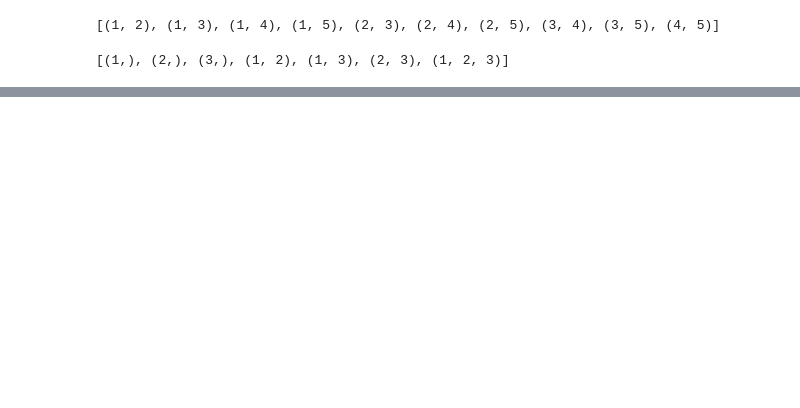
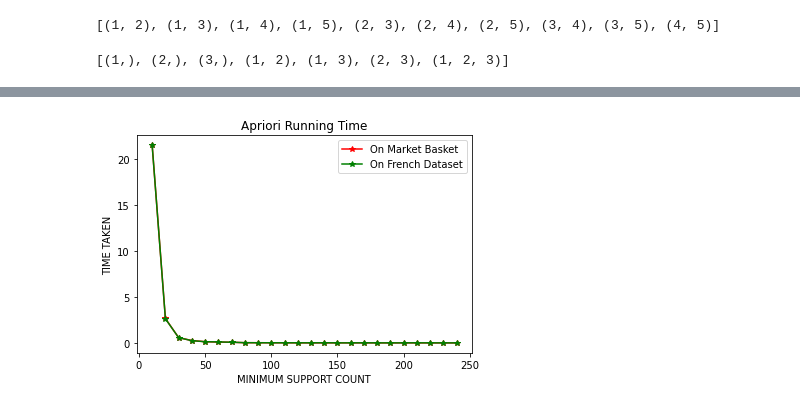
Before and after one commit to Raian-Rahman/Data-Mining-Implementation, a Jupyter notebook: Apriori_implementation.ipynb, the cells around one changed output, grey strips where cells are left out. Saved outputs shown, nothing was run; the diff lists cells and outputs as text; code cells hidden in the pictures; blank space fills up the shorter version.

```diff
--- a/Apriori_implementation.ipynb
+++ b/Apriori_implementation.ipynb
@@ -31,6 +26,6 @@ To: /content/bookstore_transactions.csv
 # %%
 df = pd.read_csv('/content/drive/MyDrive/Data Mining Assignment/shortened_dataset.csv')
-# df = df[:1000]
+df = df[:1000]
 df.head()
 # %% [output]
 |  | Unnamed: 0 | order_id | products |
@@ -229,8 +279,8 @@ def recommendation(frequent_itemset, min_conf_value, global_item_count):
         subsets = generate_subsets(item_list)
         # print(subsets)
         for items in subsets:
-            support_i = global_item_count[keys]
-            support_s = global_item_count[tuple(items)]
+            support_i = global_item_count.get(keys,10)
+            support_s = global_item_count.get(tuple(items),10)
             # print(keys, support_i,tuple(items), support_s)
 
             if float(support_i/support_s) >= min_conf_value:
@@ -267,0 +338,4 @@ Completed generating frequent itemset with support count
+# %%
+df2 = pd.read_csv('/content/drive/MyDrive/Data Mining Assignment/shortened_dataset_2.csv')
+df2 = df[:1000]
+df2.head()
@@ -267,0 +349,2 @@ Completed generating frequent itemset with support count
+# %%
+variable2 = test_apriori(df2)
@@ -267,0 +369,31 @@ Completed generating frequent itemset with support count
+# %%
+def show_plot(time_list, time_list2):
+    X1 = list()
+    Y1 = list()
+    for item in time_list:
+        X1.append(item[0])
+        Y1.append(item[1])
+
+
+    X2 = list()
+    Y2 = list()
+    for item in time_list2:
+        X2.append(item[0])
+        Y2.append(item[1])
+
+
+
+    plt.plot(X1,Y1, 'r-*', label = 'On Market Basket')
+    plt.plot(X2,Y2, 'g-*', label = 'On French Dataset')
+
+    plt.plot()
+    plt.xlabel('MINIMUM SUPPORT COUNT')
+    plt.ylabel('TIME TAKEN')
+    plt.legend()
+    plt.title(f"Apriori Running Time")
+
+
+show_plot(variable, variable2)
+# plt.plot(variable[1][:], range(10,250,10))
+# %% [output]
+[figure, added]
```
Also changed, not shown: parts of 14 cells of this notebook.
